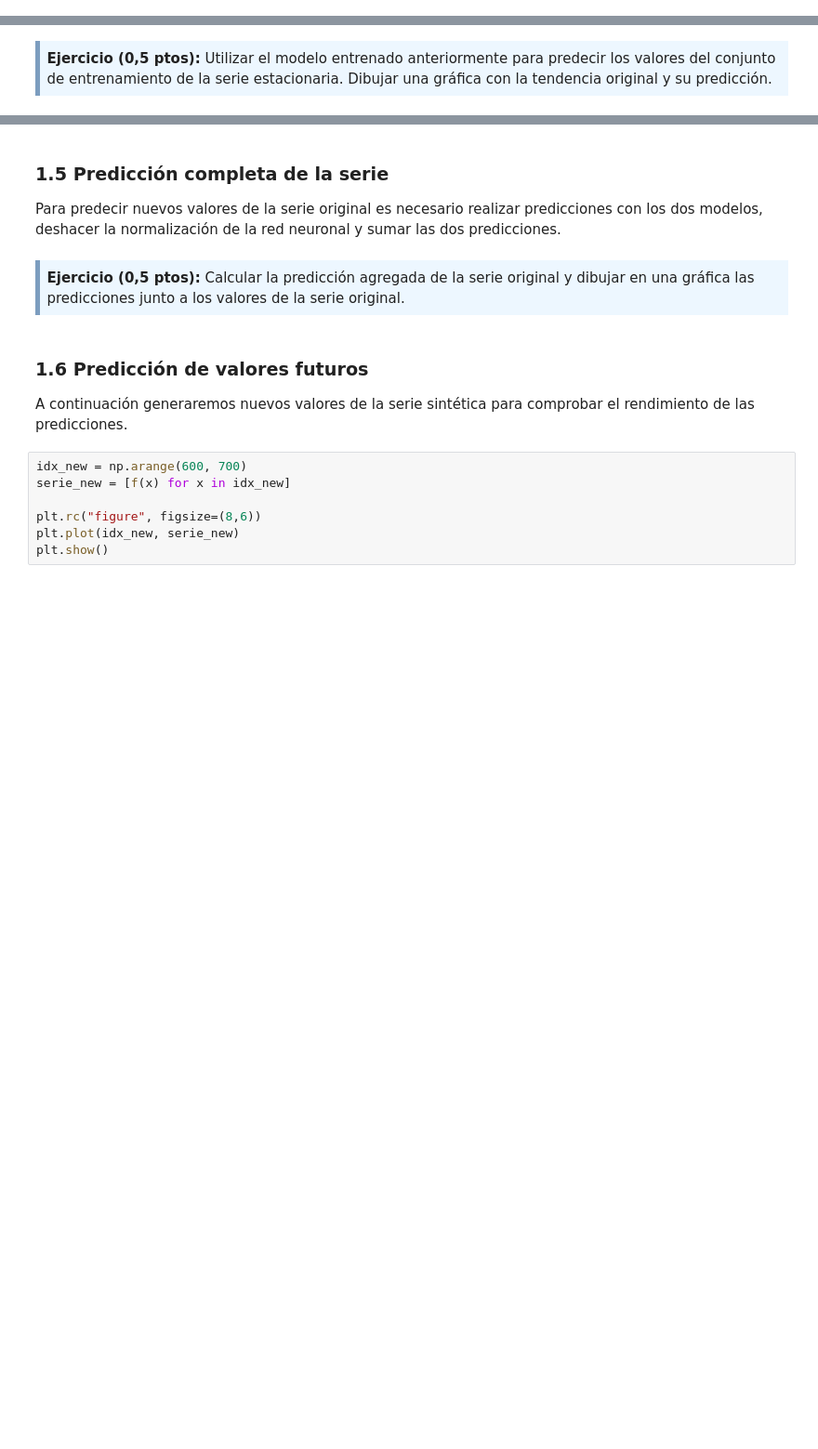
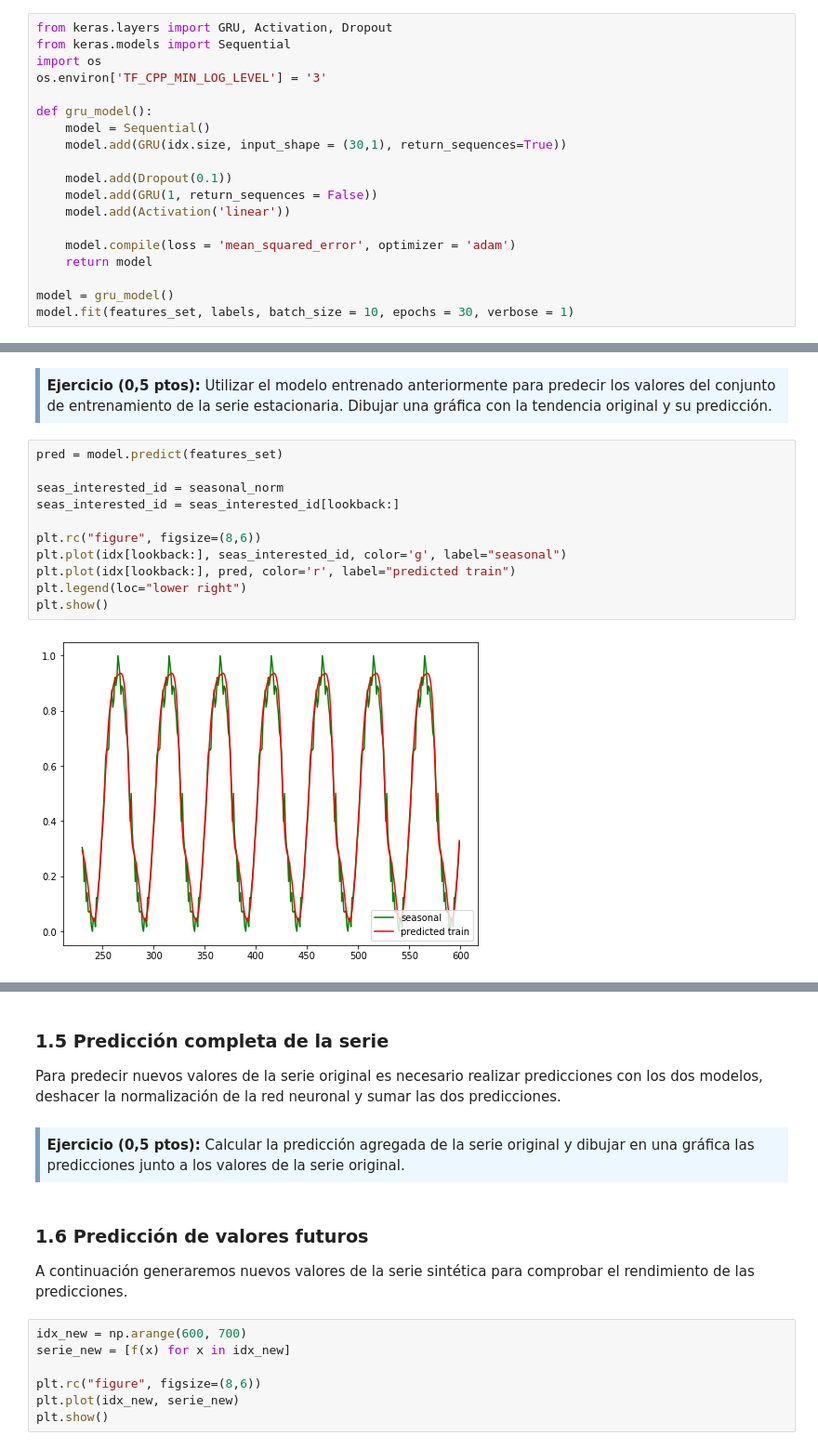
Before and after one commit to fernandoabcampos/deep-learning, a Jupyter notebook: PEC3/20182_M2.875_PEC3-Enunciado.ipynb, the cells around one changed output, grey strips where cells are left out. Shown: that part at 93% size. Drawn from its saved outputs; the diff is of its cells as text; blank space fills up the shorter version.

Commit message:
Ex. 1.4 - creating RNN GRU and predicting

```diff
--- a/PEC3/20182_M2.875_PEC3-Enunciado.ipynb
+++ b/PEC3/20182_M2.875_PEC3-Enunciado.ipynb
@@ -229,0 +234,19 @@ features_set = np.reshape(features_set, (features_set.shape[0], features_set.sha
+# %%
+from keras.layers import GRU, Activation, Dropout
+from keras.models import Sequential
+import os
+os.environ['TF_CPP_MIN_LOG_LEVEL'] = '3'
+
+def gru_model():
+    model = Sequential()
+    model.add(GRU(idx.size, input_shape = (30,1), return_sequences=True))
+
+    model.add(Dropout(0.1))
+    model.add(GRU(1, return_sequences = False))
+    model.add(Activation('linear'))
+
+    model.compile(loss = 'mean_squared_error', optimizer = 'adam')
+    return model
+
+model = gru_model()
+model.fit(features_set, labels, batch_size = 10, epochs = 30, verbose = 1)
@@ -231,3 +273,16 @@ features_set = np.reshape(features_set, (features_set.shape[0], features_set.sha
 <div style="background-color: #EDF7FF; border-color: #7C9DBF; border-left: 5px solid #7C9DBF; padding: 0.5em;">
 <strong>Ejercicio (0,5 ptos):</strong> Utilizar el modelo entrenado anteriormente para predecir los valores del conjunto de entrenamiento de la serie estacionaria. Dibujar una gráfica con la tendencia original y su predicción.
 </div>
+# %%
+pred = model.predict(features_set)
+
+seas_interested_id = seasonal_norm
+seas_interested_id = seas_interested_id[lookback:]
+
+plt.rc("figure", figsize=(8,6))
+plt.plot(idx[lookback:], seas_interested_id, color='g', label="seasonal")
+plt.plot(idx[lookback:], pred, color='r', label="predicted train")
+plt.legend(loc="lower right")
+plt.show()
+# %% [output]
+[figure, added]
```
Also changed, not shown: parts of 3 cells of this notebook.
